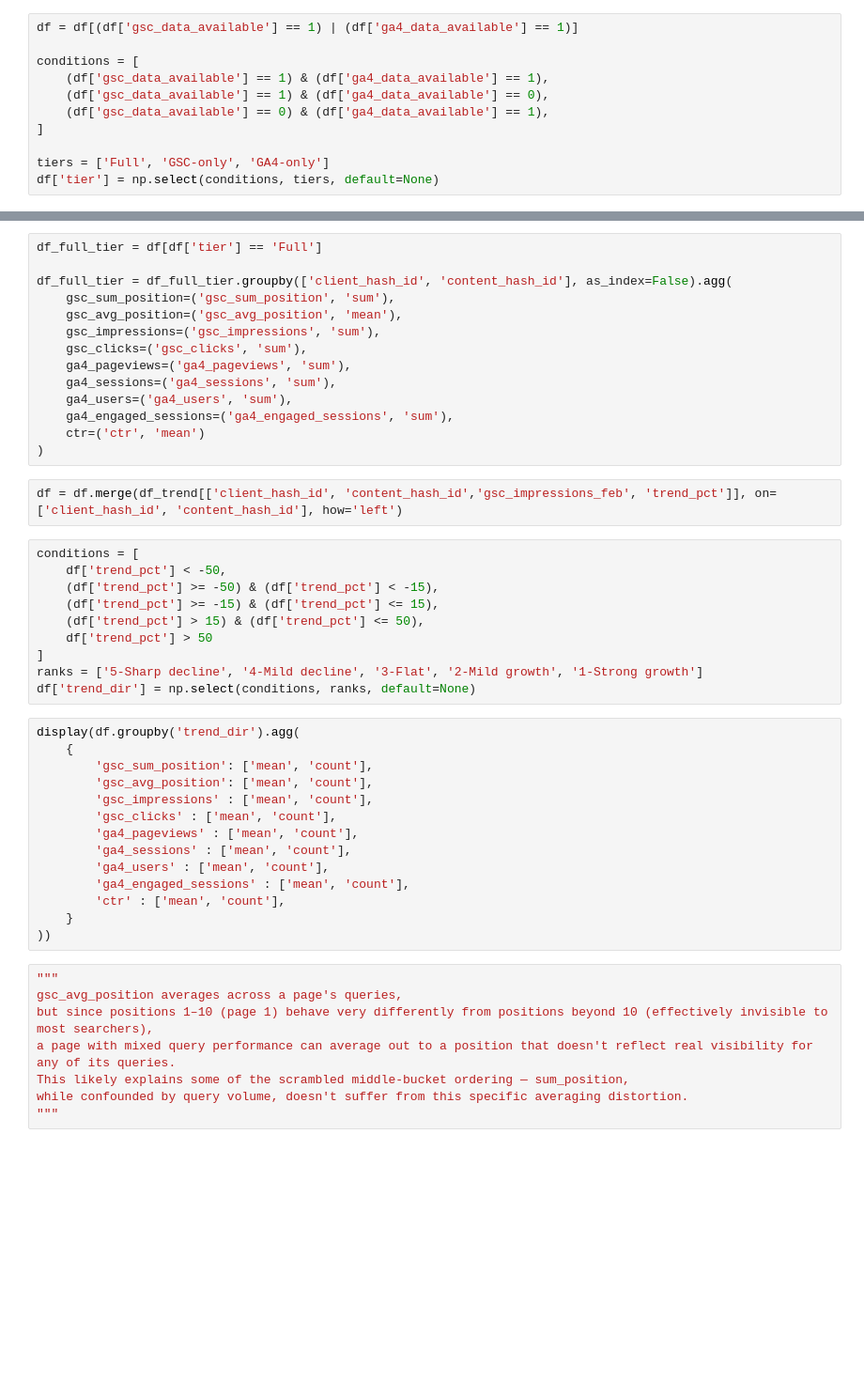
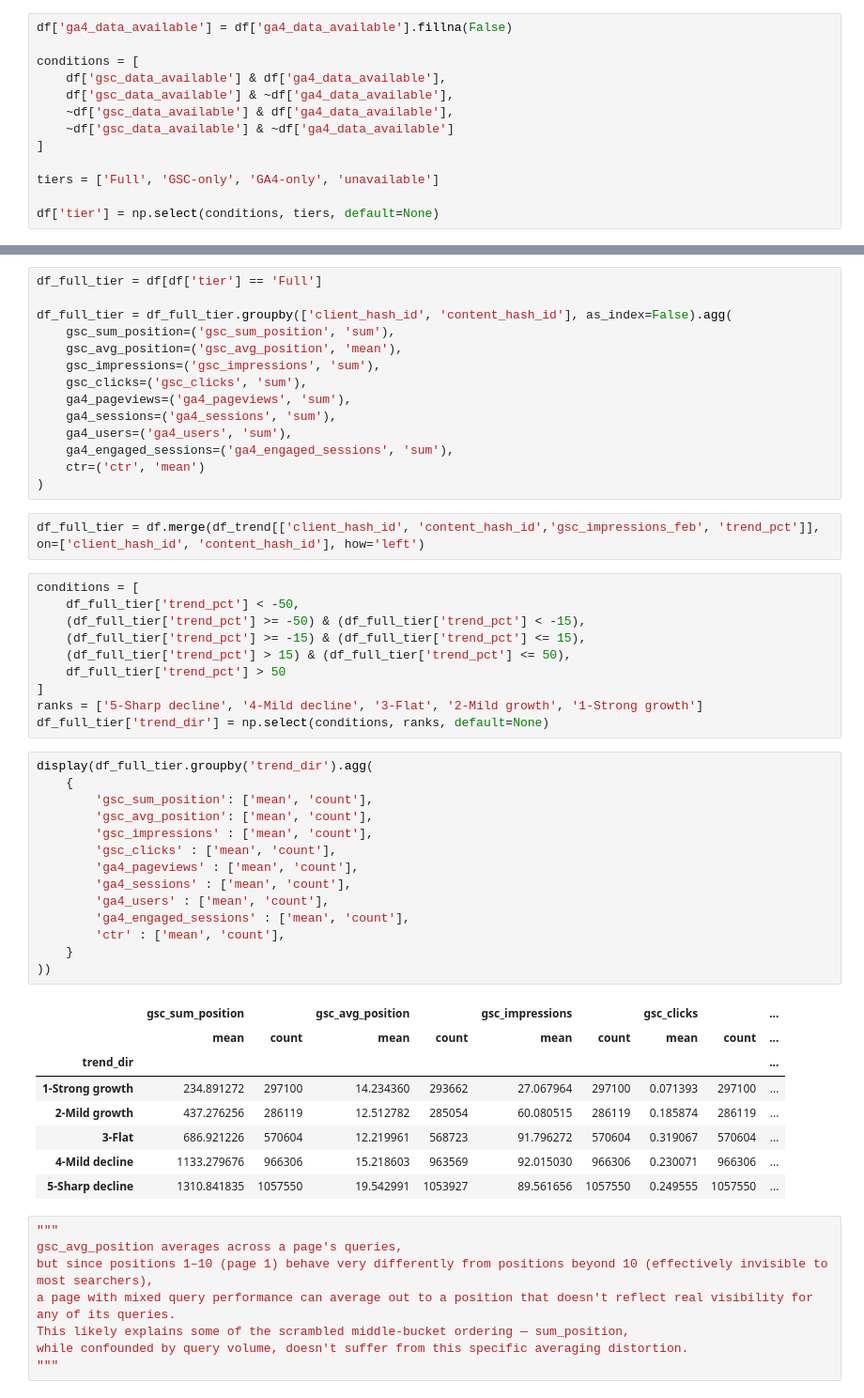
Before and after one commit to ammar-aa/Fly_rank_internship_repo, a Jupyter notebook: work/notebooks/w04_baseline_score.ipynb, the cells around one changed output, grey strips where cells are left out. Shown at 94% size. Drawn from its saved outputs; the diff is of its cells as text; blank space fills up the shorter version.

```diff
--- a/work/notebooks/w04_baseline_score.ipynb
+++ b/work/notebooks/w04_baseline_score.ipynb
@@ -63,13 +75,15 @@ df_trend['trend_pct'] = (
 clip_value = df_trend['trend_pct'].quantile(0.99)
 df_trend['trend_pct'] = df_trend['trend_pct'].clip(lower=-clip_value, upper=clip_value)
 # %%
-df = df[(df['gsc_data_available'] == 1) | (df['ga4_data_available'] == 1)]
+df['ga4_data_available'] = df['ga4_data_available'].fillna(False)
 
 conditions = [
-    (df['gsc_data_available'] == 1) & (df['ga4_data_available'] == 1),
-    (df['gsc_data_available'] == 1) & (df['ga4_data_available'] == 0),
-    (df['gsc_data_available'] == 0) & (df['ga4_data_available'] == 1),
+    df['gsc_data_available'] & df['ga4_data_available'],
+    df['gsc_data_available'] & ~df['ga4_data_available'],
+    ~df['gsc_data_available'] & df['ga4_data_available'],
+    ~df['gsc_data_available'] & ~df['ga4_data_available']
 ]
 
-tiers = ['Full', 'GSC-only', 'GA4-only']
+tiers = ['Full', 'GSC-only', 'GA4-only', 'unavailable']
+
 df['tier'] = np.select(conditions, tiers, default=None)
@@ -90,31 +102,40 @@ df_full_tier = df_full_tier.groupby(['client_hash_id', 'content_hash_id'], as_in
     ctr=('ctr', 'mean')
 )
 # %%
-df = df.merge(df_trend[['client_hash_id', 'content_hash_id','gsc_impressions_feb', 'trend_pct']], on=['client_hash_id', 'content_hash_id'], how='left')
+df_full_tier = df.merge(df_trend[['client_hash_id', 'content_hash_id','gsc_impressions_feb', 'trend_pct']], on=['client_hash_id', 'content_hash_id'], how='left')
 # %%
 conditions = [
-    df['trend_pct'] < -50,
-    (df['trend_pct'] >= -50) & (df['trend_pct'] < -15),
-    (df['trend_pct'] >= -15) & (df['trend_pct'] <= 15),
-    (df['trend_pct'] > 15) & (df['trend_pct'] <= 50),
-    df['trend_pct'] > 50
+    df_full_tier['trend_pct'] < -50,
+    (df_full_tier['trend_pct'] >= -50) & (df_full_tier['trend_pct'] < -15),
+    (df_full_tier['trend_pct'] >= -15) & (df_full_tier['trend_pct'] <= 15),
+    (df_full_tier['trend_pct'] > 15) & (df_full_tier['trend_pct'] <= 50),
+    df_full_tier['trend_pct'] > 50
 ]
 ranks = ['5-Sharp decline', '4-Mild decline', '3-Flat', '2-Mild growth', '1-Strong growth']
-df['trend_dir'] = np.select(conditions, ranks, default=None)
+df_full_tier['trend_dir'] = np.select(conditions, ranks, default=None)
 # %%
-display(df.groupby('trend_dir').agg(
+display(df_full_tier.groupby('trend_dir').agg(
     {
         'gsc_sum_position': ['mean', 'count'],
         'gsc_avg_position': ['mean', 'count'],
         'gsc_impressions' : ['mean', 'count'],
         'gsc_clicks' : ['mean', 'count'],
         'ga4_pageviews' : ['mean', 'count'],
         'ga4_sessions' : ['mean', 'count'],
         'ga4_users' : ['mean', 'count'],
         'ga4_engaged_sessions' : ['mean', 'count'],
         'ctr' : ['mean', 'count'],
     }
 ))
+# %% [output]
+|  | gsc_sum_position |  | gsc_avg_position |  | gsc_impressions |  | gsc_clicks |  | ... |
+|  | mean | count | mean | count | mean | count | mean | count | ... |
+| trend_dir |  |  |  |  |  |  |  |  | ... |
+| 1-Strong growth | 234.891272 | 297100 | 14.234360 | 293662 | 27.067964 | 297100 | 0.071393 | 297100 | ... |
+| 2-Mild growth | 437.276256 | 286119 | 12.512782 | 285054 | 60.080515 | 286119 | 0.185874 | 286119 | ... |
+| 3-Flat | 686.921226 | 570604 | 12.219961 | 568723 | 91.796272 | 570604 | 0.319067 | 570604 | ... |
+| 4-Mild decline | 1133.279676 | 966306 | 15.218603 | 963569 | 92.015030 | 966306 | 0.230071 | 966306 | ... |
+| 5-Sharp decline | 1310.841835 | 1057550 | 19.542991 | 1053927 | 89.561656 | 1057550 | 0.249555 | 1057550 | ... |
 # %%
 """
 gsc_avg_position averages across a page's queries,
```
Also changed, not shown: parts of 4 cells of this notebook.
